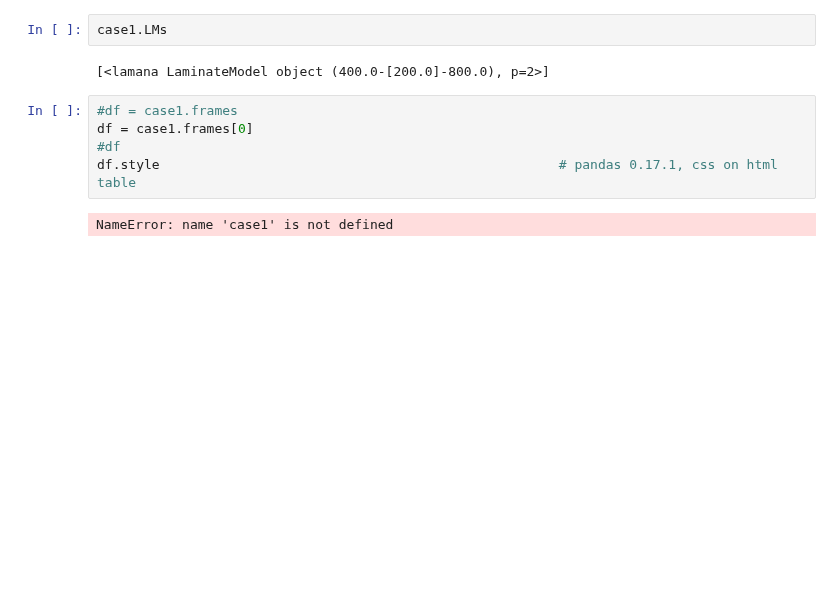
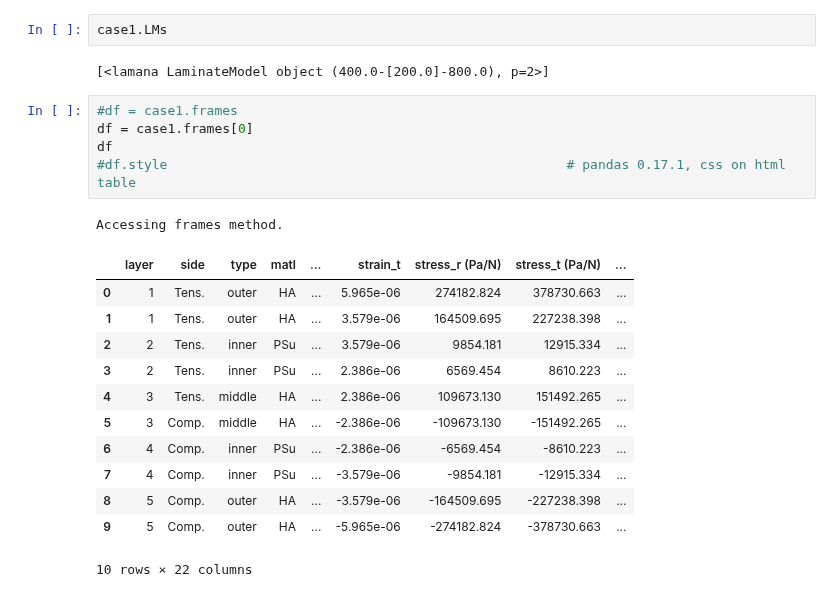
Before and after one commit to par2/lamana, a Jupyter notebook: docs/showcase.ipynb, the cells around one changed output. Drawn from its saved outputs; the diff is of its cells as text; blank space fills up the shorter version.

```diff
--- a/docs/showcase.ipynb
+++ b/docs/showcase.ipynb
@@ -117,7 +145,19 @@ case1.LMs
 # %%
 #df = case1.frames
 df = case1.frames[0]
-#df
-df.style                                                   # pandas 0.17.1, css on html table
+df
+#df.style                                                   # pandas 0.17.1, css on html table
 # %% [output]
-NameError: name 'case1' is not defined
+Accessing frames method.
+|  | layer | side | type | matl | ... | strain_t | stress_r (Pa/N) | stress_t (Pa/N) | ... |
+| 0 | 1 | Tens. | outer | HA | ... | 5.965e-06 | 274182.824 | 378730.663 | ... |
+| 1 | 1 | Tens. | outer | HA | ... | 3.579e-06 | 164509.695 | 227238.398 | ... |
+| 2 | 2 | Tens. | inner | PSu | ... | 3.579e-06 | 9854.181 | 12915.334 | ... |
+| 3 | 2 | Tens. | inner | PSu | ... | 2.386e-06 | 6569.454 | 8610.223 | ... |
+| 4 | 3 | Tens. | middle | HA | ... | 2.386e-06 | 109673.130 | 151492.265 | ... |
+| 5 | 3 | Comp. | middle | HA | ... | -2.386e-06 | -109673.130 | -151492.265 | ... |
+| 6 | 4 | Comp. | inner | PSu | ... | -2.386e-06 | -6569.454 | -8610.223 | ... |
+| 7 | 4 | Comp. | inner | PSu | ... | -3.579e-06 | -9854.181 | -12915.334 | ... |
+| 8 | 5 | Comp. | outer | HA | ... | -3.579e-06 | -164509.695 | -227238.398 | ... |
+| 9 | 5 | Comp. | outer | HA | ... | -5.965e-06 | -274182.824 | -378730.663 | ... |
+10 rows × 22 columns
```
Also changed, not shown: parts of 5 cells of this notebook, 2 other files.
